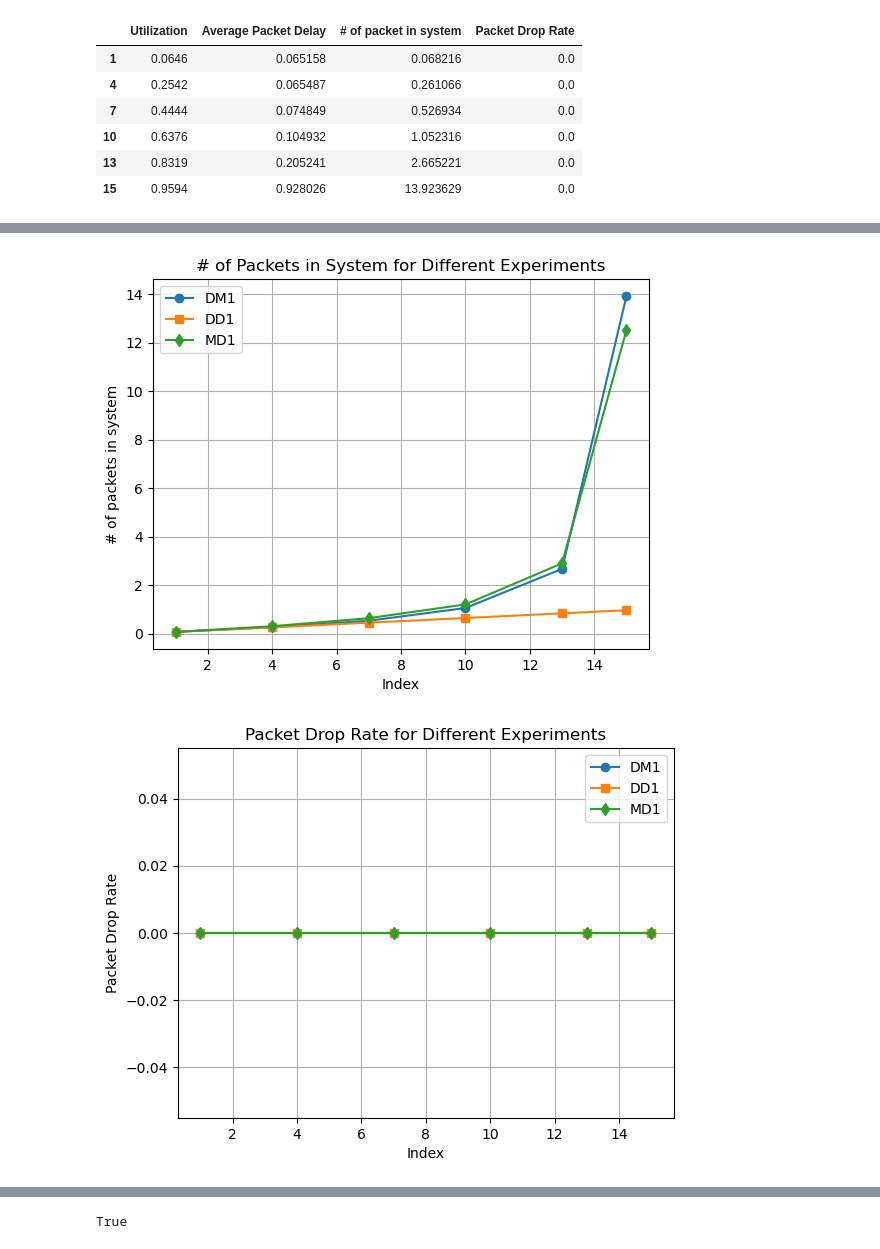
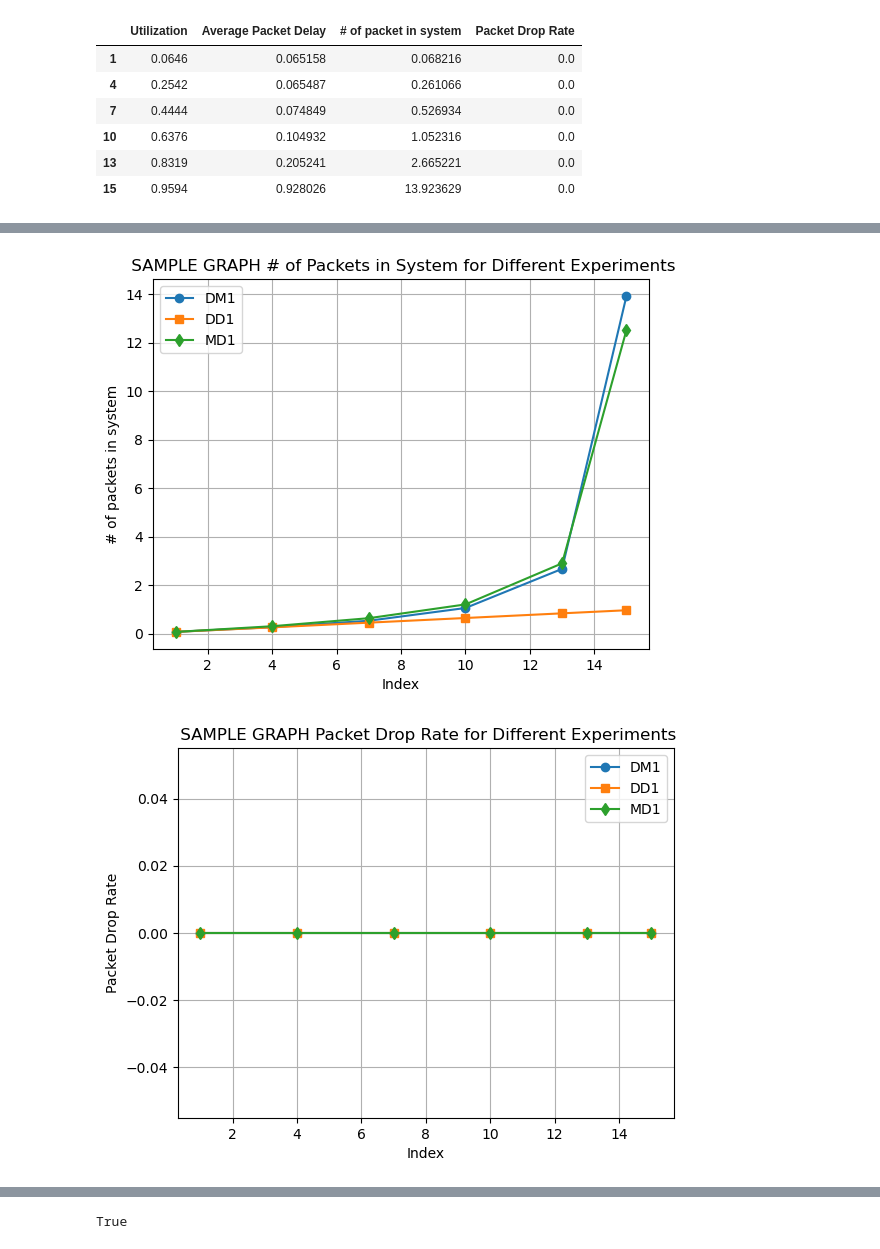
Before and after one commit to amantham20/Project2-ECE-842, a Jupyter notebook: Project2.ipynb, the cells around one changed output, grey strips where cells are left out. Drawn from its saved outputs; the diff is of its cells as text; code cells hidden in the pictures.

```diff
--- a/Project2.ipynb
+++ b/Project2.ipynb
@@ -347,19 +391,20 @@ plt.show()
 # %%
 # Plot the data for # of packets in system
+
 plt.plot(df_experiment3DM1.index, df_experiment3DM1['# of packet in system'], label='DM1', marker='o')
 plt.plot(df_experiment3DD1.index, df_experiment3DD1['# of packet in system'], label='DD1', marker='s')
 plt.plot(df_experiment3MD1.index, df_experiment3MD1['# of packet in system'], label='MD1', marker='d')
 
 
 
 plt.xlabel('Index')
 plt.ylabel('# of packets in system')
-plt.title('# of Packets in System for Different Experiments')
+plt.title(' SAMPLE GRAPH # of Packets in System for Different Experiments')
 plt.legend()
 plt.grid(True)
 plt.show()
 # %% [output]
-[figure, old version]
+[figure, new version]
 # %%
 plt.plot(df_experiment3DM1.index, df_experiment3DM1['Packet Drop Rate'], label='DM1', marker='o')
 plt.plot(df_experiment3DD1.index, df_experiment3DD1['Packet Drop Rate'], label='DD1', marker='s')
@@ -367,10 +412,10 @@ plt.plot(df_experiment3MD1.index, df_experiment3MD1['Packet Drop Rate'], label='
 
 plt.xlabel('Index')
 plt.ylabel('Packet Drop Rate')
-plt.title('Packet Drop Rate for Different Experiments')
+plt.title(' SAMPLE GRAPH Packet Drop Rate for Different Experiments')
 plt.legend()
 plt.grid(True)
 plt.show()
 # %% [output]
-[figure, old version]
+[figure, new version]
 # %% [markdown]
```
Also changed, not shown: parts of 12 cells of this notebook.
